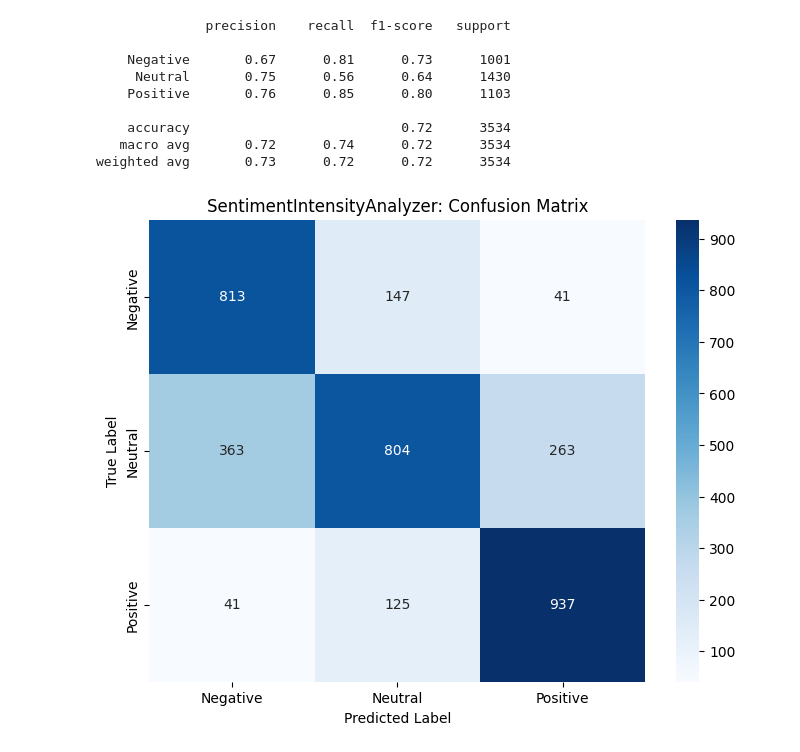
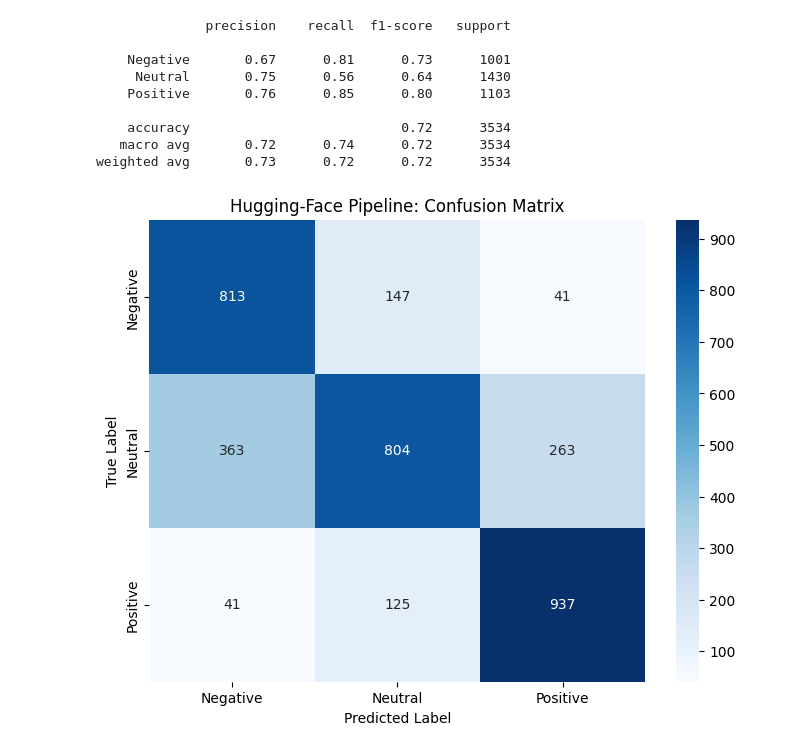
Before and after one commit to ProfessionalSalmon/Tweet-Sentiment-Analysis, a Jupyter notebook: notebook/tweet_Hugging_Face_Pipeline.ipynb, the cells around one changed output. Saved outputs shown, nothing was run; the diff lists cells and outputs as text; code cells hidden in the pictures.

```diff
--- a/notebook/tweet_Hugging_Face_Pipeline.ipynb
+++ b/notebook/tweet_Hugging_Face_Pipeline.ipynb
@@ -171,12 +189,12 @@ weighted avg       0.73      0.72      0.72      3534
 # %%
 cm = confusion_matrix(test_label_mapped, test_preds_mapped)
 
 # Plot Confusion Matrix
 plt.figure(figsize=(8, 6))
 sns.heatmap(cm, annot=True, fmt="d", cmap="Blues", xticklabels=class_names, yticklabels=class_names)
 plt.xlabel("Predicted Label")
 plt.ylabel("True Label")
-plt.title("SentimentIntensityAnalyzer: Confusion Matrix")
+plt.title("Hugging-Face Pipeline: Confusion Matrix")
 plt.show()
 # %% [output]
-[figure, old version]
+[figure, new version]
```
Also changed, not shown: parts of 3 cells of this notebook.
